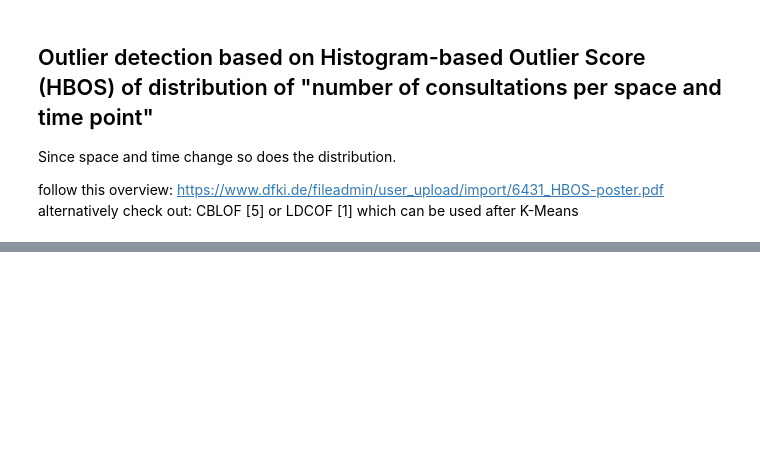
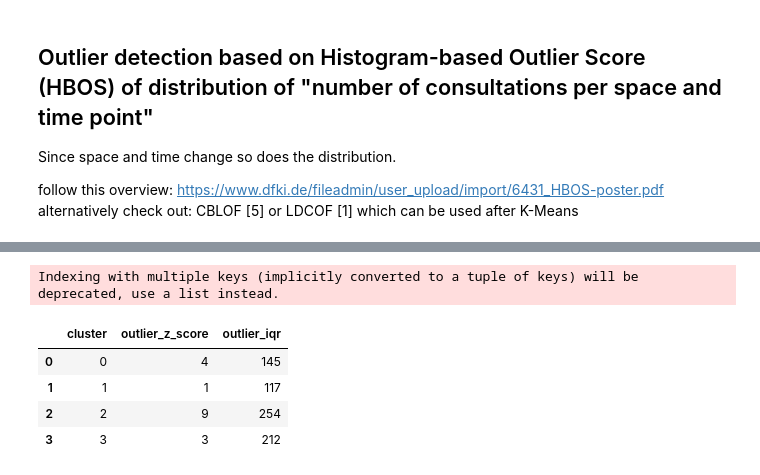
Before and after one commit to sid030sid/DYNAMIC-igh-ml-semester-project, a Jupyter notebook: rw-outlier-detection-and-spatio-temporal-analysis.ipynb, the cells around one changed output, grey strips where cells are left out. Saved outputs shown, nothing was run; the diff lists cells and outputs as text; code cells hidden in the pictures; blank space fills up the shorter version.

```diff
--- a/rw-outlier-detection-and-spatio-temporal-analysis.ipynb
+++ b/rw-outlier-detection-and-spatio-temporal-analysis.ipynb
@@ -143,0 +245,10 @@ def outlier_detector(space, time):
+# %%
+# comparison of number of outliers per cluster
+difference_outlier_detection_results.groupby(["cluster"])["outlier_z_score", "outlier_iqr"].sum().reset_index()
+# %% [output]
+Indexing with multiple keys (implicitly converted to a tuple of keys) will be deprecated, use a list instead.
+|  | cluster | outlier_z_score | outlier_iqr |
+| 0 | 0 | 4 | 145 |
+| 1 | 1 | 1 | 117 |
+| 2 | 2 | 9 | 254 |
+| 3 | 3 | 3 | 212 |
```
Also changed, not shown: parts of 28 cells of this notebook.
